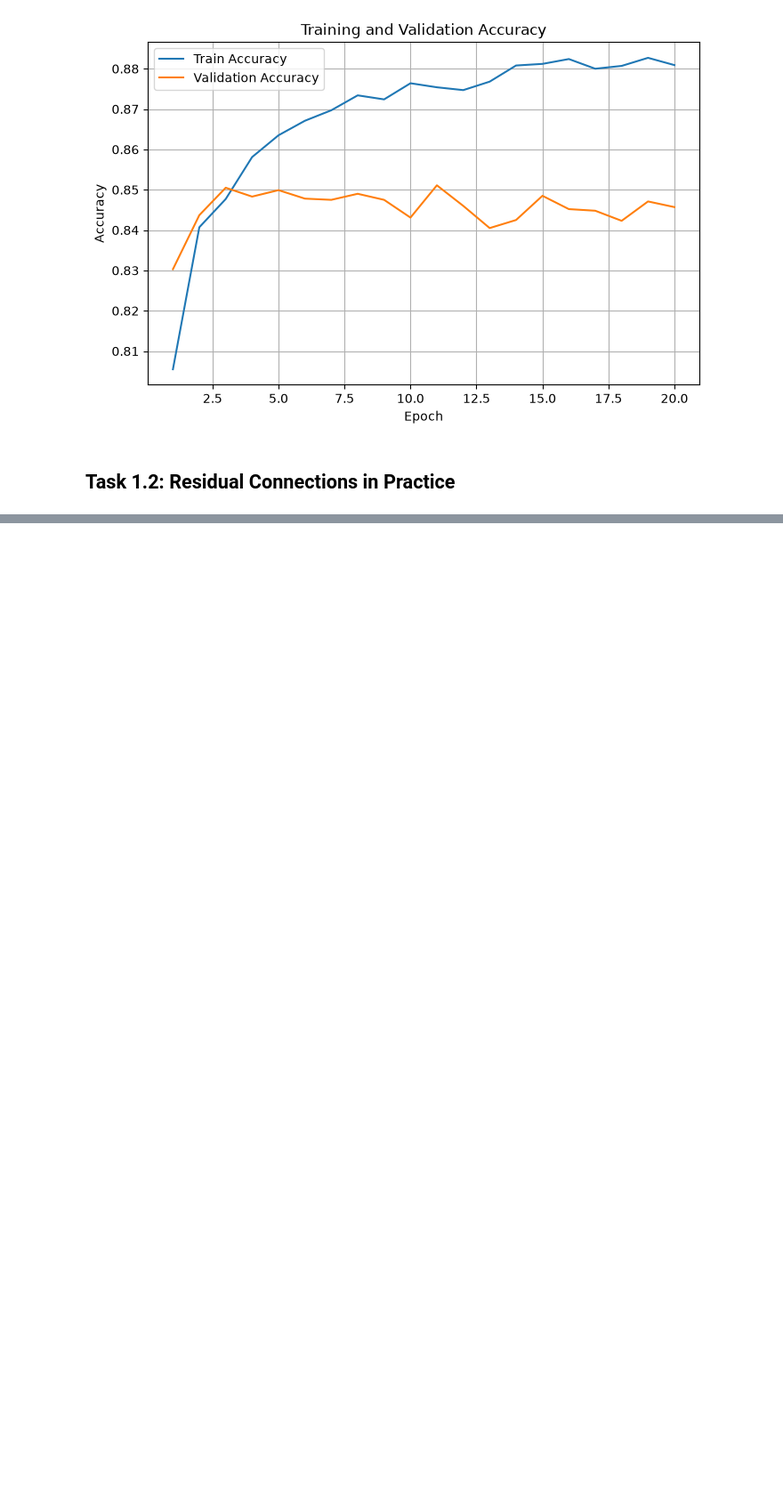
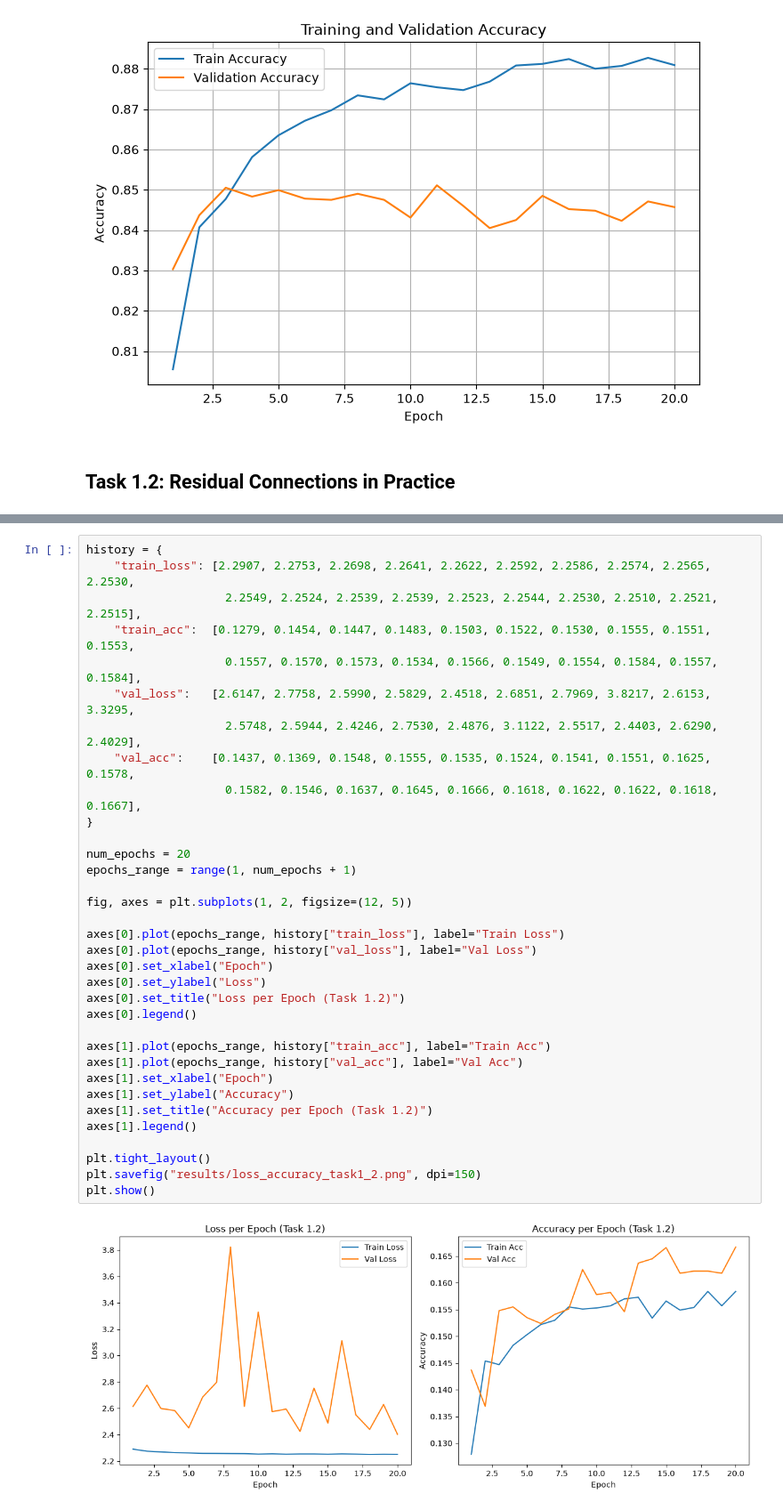
Before and after one commit to alifayyaz0613/atml-pa0, a Jupyter notebook: task1_resnet/task1.ipynb, the cells around one changed output, grey strips where cells are left out. Shown at 89% size. Drawn from its saved outputs; the diff is of its cells as text; blank space fills up the shorter version.

Commit message:
Task 1.2 run

```diff
--- a/task1_resnet/task1.ipynb
+++ b/task1_resnet/task1.ipynb
@@ -294,0 +316,36 @@ plt.show()
+# %%
+history = {
+    "train_loss": [2.2907, 2.2753, 2.2698, 2.2641, 2.2622, 2.2592, 2.2586, 2.2574, 2.2565, 2.2530,
+                    2.2549, 2.2524, 2.2539, 2.2539, 2.2523, 2.2544, 2.2530, 2.2510, 2.2521, 2.2515],
+    "train_acc":  [0.1279, 0.1454, 0.1447, 0.1483, 0.1503, 0.1522, 0.1530, 0.1555, 0.1551, 0.1553,
+                    0.1557, 0.1570, 0.1573, 0.1534, 0.1566, 0.1549, 0.1554, 0.1584, 0.1557, 0.1584],
+    "val_loss":   [2.6147, 2.7758, 2.5990, 2.5829, 2.4518, 2.6851, 2.7969, 3.8217, 2.6153, 3.3295,
+                    2.5748, 2.5944, 2.4246, 2.7530, 2.4876, 3.1122, 2.5517, 2.4403, 2.6290, 2.4029],
+    "val_acc":    [0.1437, 0.1369, 0.1548, 0.1555, 0.1535, 0.1524, 0.1541, 0.1551, 0.1625, 0.1578,
+                    0.1582, 0.1546, 0.1637, 0.1645, 0.1666, 0.1618, 0.1622, 0.1622, 0.1618, 0.1667],
+}
+
+num_epochs = 20
+epochs_range = range(1, num_epochs + 1)
+
+fig, axes = plt.subplots(1, 2, figsize=(12, 5))
+
+axes[0].plot(epochs_range, history["train_loss"], label="Train Loss")
+axes[0].plot(epochs_range, history["val_loss"], label="Val Loss")
+axes[0].set_xlabel("Epoch")
+axes[0].set_ylabel("Loss")
+axes[0].set_title("Loss per Epoch (Task 1.2)")
+axes[0].legend()
+
+axes[1].plot(epochs_range, history["train_acc"], label="Train Acc")
+axes[1].plot(epochs_range, history["val_acc"], label="Val Acc")
+axes[1].set_xlabel("Epoch")
+axes[1].set_ylabel("Accuracy")
+axes[1].set_title("Accuracy per Epoch (Task 1.2)")
+axes[1].legend()
+
+plt.tight_layout()
+plt.savefig("results/loss_accuracy_task1_2.png", dpi=150)
+plt.show()
+# %% [output]
+[figure, added]
```
Also changed, not shown: parts of 5 cells of this notebook, 2 other files.
